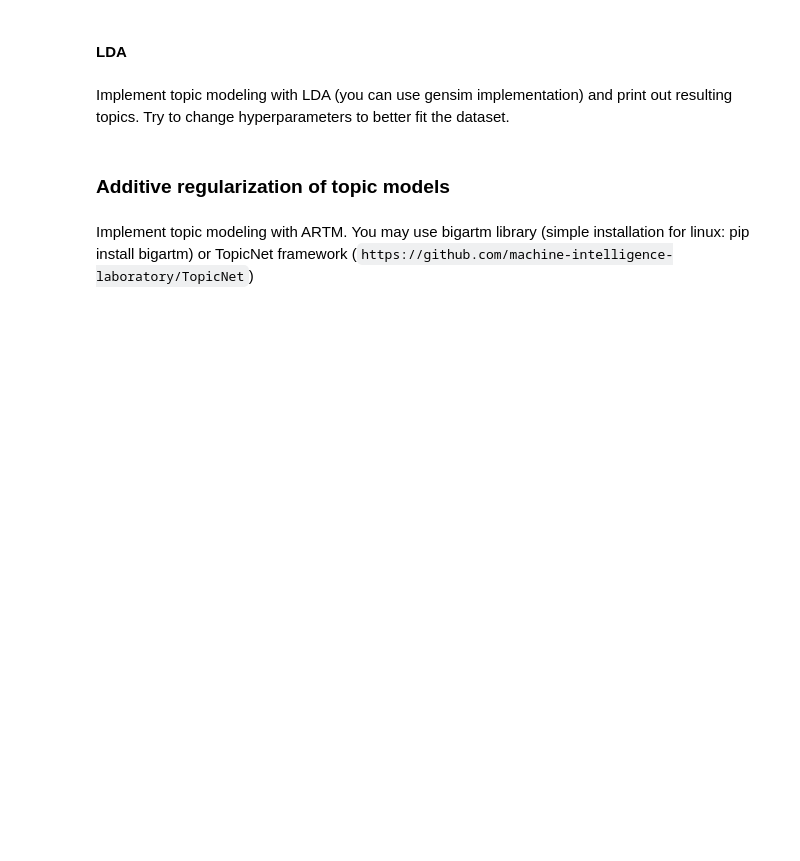
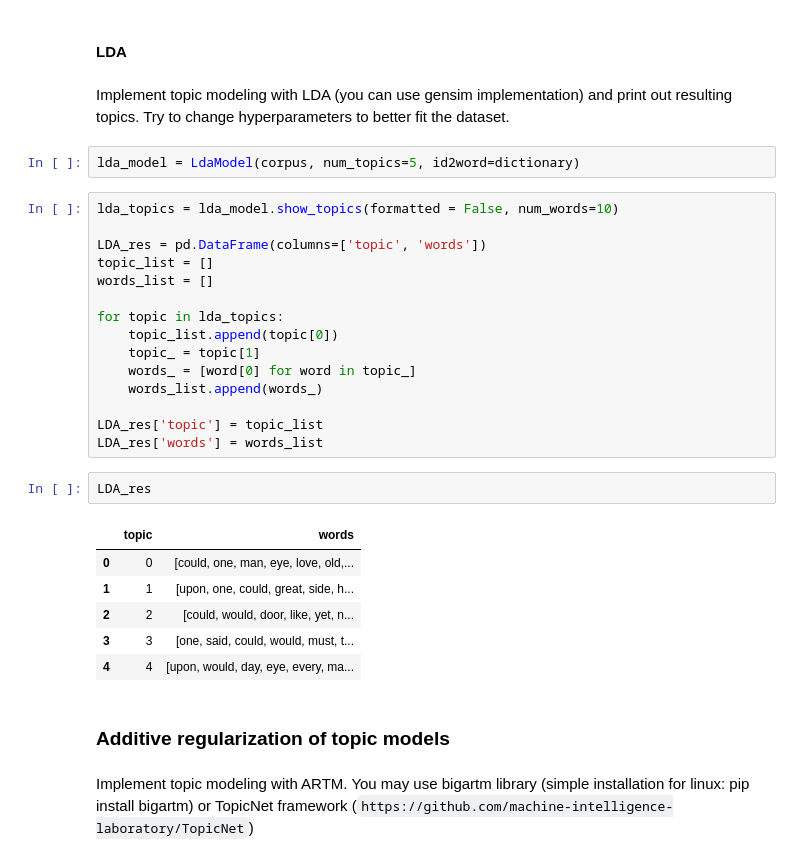
Before and after one commit to alex-mat-s/NLP_ITMO, a Jupyter notebook: ANLP_lab1_Alexandra_Matveeva_J41325c.ipynb, the cells around one changed output. Drawn from its saved outputs; the diff is of its cells as text; blank space fills up the shorter version.

```diff
--- a/ANLP_lab1_Alexandra_Matveeva_J41325c.ipynb
+++ b/ANLP_lab1_Alexandra_Matveeva_J41325c.ipynb
@@ -489,6 +548,32 @@ tfidf = tfidf_vectorizer.fit_transform(data_train['text_cleaned'].tolist())
 #### LDA
 # %% [markdown]
 Implement topic modeling with LDA (you can use gensim implementation) and print out resulting topics. Try to change hyperparameters to better fit the dataset.
+# %%
+lda_model = LdaModel(corpus, num_topics=5, id2word=dictionary)
+# %%
+lda_topics = lda_model.show_topics(formatted = False, num_words=10)
+
+LDA_res = pd.DataFrame(columns=['topic', 'words'])
+topic_list = []
+words_list = []
+
+for topic in lda_topics:
+    topic_list.append(topic[0])
+    topic_ = topic[1]
+    words_ = [word[0] for word in topic_]
+    words_list.append(words_)
+
+LDA_res['topic'] = topic_list
+LDA_res['words'] = words_list
+# %%
+LDA_res
+# %% [output]
+|  | topic | words |
+| 0 | 0 | [could, one, man, eye, love, old,... |
+| 1 | 1 | [upon, one, could, great, side, h... |
+| 2 | 2 | [could, would, door, like, yet, n... |
+| 3 | 3 | [one, said, could, would, must, t... |
+| 4 | 4 | [upon, would, day, eye, every, ma... |
 # %% [markdown]
 ### Additive regularization of topic models
 # %% [markdown]
```
Also changed, not shown: parts of 23 cells of this notebook.
